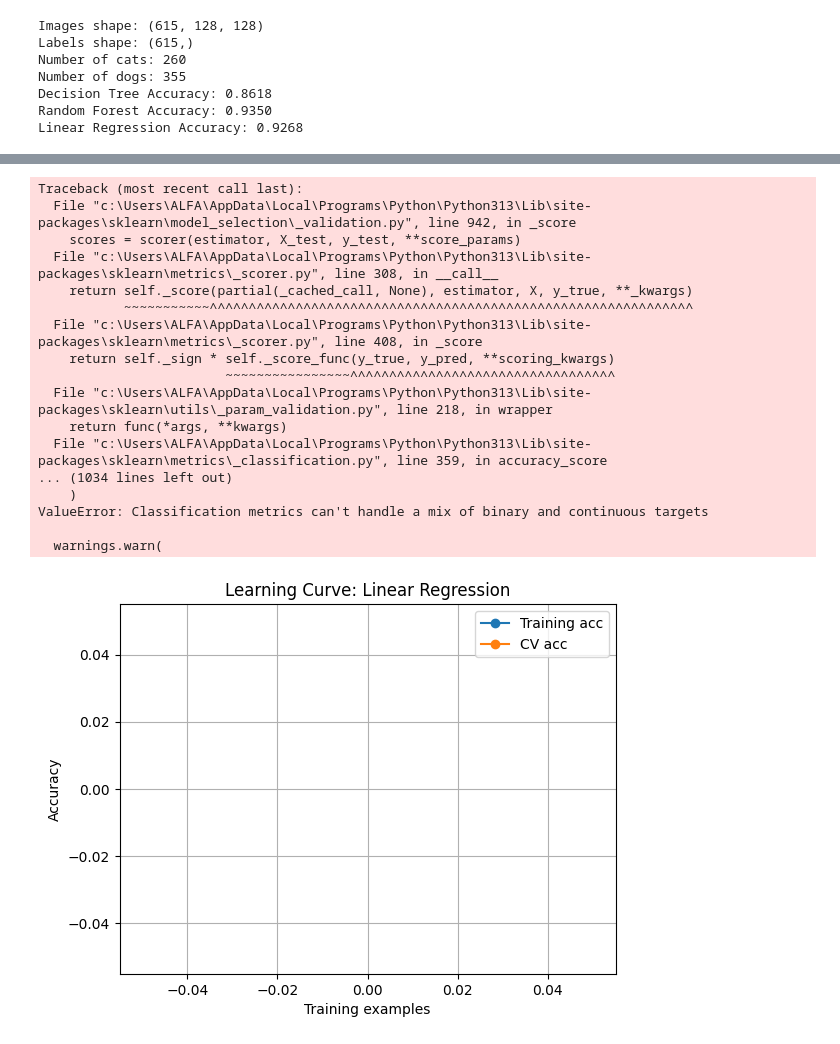
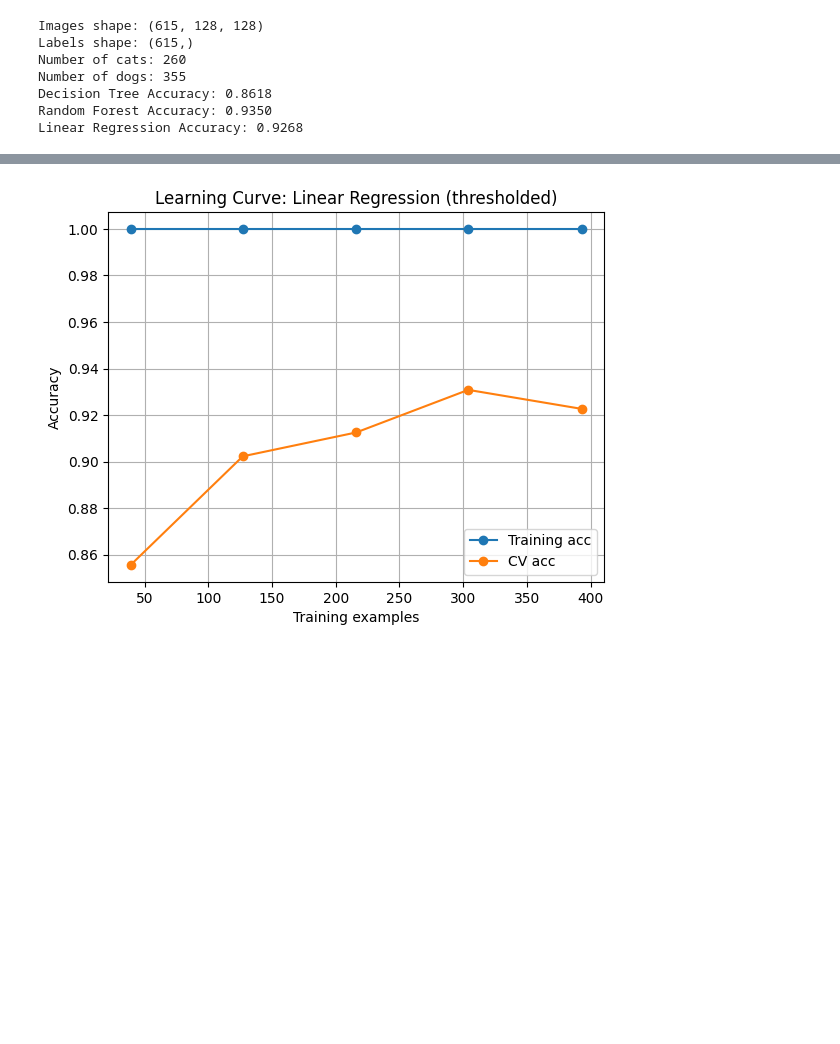
Before and after one commit to rominaEsn/techstack2025-ai, a Jupyter notebook: week5/cat_dog.ipynb, the cells around one changed output, grey strips where cells are left out. Saved outputs shown, nothing was run; the diff lists cells and outputs as text; code cells hidden in the pictures; blank space fills up the shorter version.

```diff
--- a/week5/cat_dog.ipynb
+++ b/week5/cat_dog.ipynb
@@ -7,12 +7,12 @@ from skimage.feature import hog
 from skimage.transform import resize
 from skimage import img_as_ubyte
 import matplotlib.pyplot as plt
-
-from sklearn.model_selection import train_test_split, learning_curve   # NEW: learning_curve
+from sklearn.base import BaseEstimator, ClassifierMixin
+from sklearn.model_selection import train_test_split, learning_curve
 from sklearn.tree import DecisionTreeClassifier
-from sklearn.ensemble import RandomForestClassifier                   # NEW
-from sklearn.linear_model import LinearRegression                     # NEW
-from sklearn.metrics import accuracy_score, confusion_matrix, ConfusionMatrixDisplay   # NEW
+from sklearn.ensemble import RandomForestClassifier
+from sklearn.linear_model import LinearRegression
+from sklearn.metrics import accuracy_score, confusion_matrix, ConfusionMatrixDisplay
 
 
 # ----------------------------
@@ -130,6 +130,20 @@ def train_linear_regression(X_train, y_train):
     return clf
 
 
+class ThresholdedLinearRegression(BaseEstimator, ClassifierMixin):
+    def __init__(self, threshold=0.5):
+        self.threshold = threshold
+        self.model = LinearRegression()
+
+    def fit(self, X, y):
+        self.model.fit(X, y)
+        return self
+
+    def predict(self, X):
+        y_cont = self.model.predict(X)
+        return (y_cont >= self.threshold).astype(int)
+
+
 def lr_predict_to_binary(model, X, threshold=0.5):
     y_cont = model.predict(X)
     return (y_cont >= threshold).astype(int), y_cont
@@ -183,31 +197,31 @@ X_train, X_test = hog_features[idx_train], hog_features[idx_test]
 
 # Train models
 dt = train_decision_tree(X_train, y_train)
-rf = train_random_forest(X_train, y_train)          # NEW
-lr = train_linear_regression(X_train, y_train)      # NEW
+rf = train_random_forest(X_train, y_train)
+lr = train_linear_regression(X_train, y_train)
 
 # Predictions
 dt_acc, dt_pred = evaluate_model(dt, X_test, y_test)
-rf_acc, rf_pred = evaluate_model(rf, X_test, y_test)                # NEW
-lr_pred, lr_cont = lr_predict_to_binary(lr, X_test, threshold=0.5)  # NEW
-lr_acc = accuracy_score(y_test, lr_pred)                            # NEW
+rf_acc, rf_pred = evaluate_model(rf, X_test, y_test)
+lr_pred, lr_cont = lr_predict_to_binary(lr, X_test, threshold=0.5)
+lr_acc = accuracy_score(y_test, lr_pred)
 
 print(f"Decision Tree Accuracy: {dt_acc:.4f}")
-print(f"Random Forest Accuracy: {rf_acc:.4f}")      # NEW
-print(f"Linear Regression Accuracy: {lr_acc:.4f}")  # NEW
+print(f"Random Forest Accuracy: {rf_acc:.4f}")
+print(f"Linear Regression Accuracy: {lr_acc:.4f}")
 
 # Confusion matrices
-plot_confusion(y_test, dt_pred, "Decision Tree Confusion Matrix")   # NEW
-plot_confusion(y_test, rf_pred, "Random Forest Confusion Matrix")   # NEW
-plot_confusion(y_test, lr_pred, "Linear Regression Confusion Matrix")   # NEW
+plot_confusion(y_test, dt_pred, "Decision Tree Confusion Matrix")
+plot_confusion(y_test, rf_pred, "Random Forest Confusion Matrix")
+plot_confusion(y_test, lr_pred, "Linear Regression Confusion Matrix")
 
 # Learning curves
 plot_learning_curve(DecisionTreeClassifier(max_depth=20, random_state=42),
-                    X_train, y_train, "Decision Tree")              # NEW
+                    X_train, y_train, "Decision Tree")
 plot_learning_curve(RandomForestClassifier(n_estimators=100, max_depth=20, random_state=42),
-                    X_train, y_train, "Random Forest")              # NEW
-# plot_learning_curve(LinearRegression(), X_train, y_train, "Linear Regression")  # NEW
-plot_learning_curve(LinearRegression(), X_train, y_train, "Linear Regression")
+                    X_train, y_train, "Random Forest")
+plot_learning_curve(ThresholdedLinearRegression(threshold=0.5),
+                    X_train, y_train, "Linear Regression (thresholded)")
 
 # ----------------------------
 # Visualize samples (original + HOG + predictions)
@@ -222,49 +236,32 @@ for i, idx in enumerate(sample_indices):
     lr_p = lr_pred[np.where(idx_test == idx)[0][0]]
 
 
     # Original
     ax = axes[i, 0]
     ax.imshow(images[idx], cmap='gray')
     ax.set_title(f"True: {classes[true_lbl]}")
     ax.axis('off')
 
     # HOG
     ax = axes[i, 1]
     ax.imshow(hog_images[idx], cmap='gray')
     ax.set_title(f"HOG | DT:{classes[dt_p]} | RF:{classes[rf_p]} | LR:{classes[lr_p]}")
     ax.axis('off')
 
 plt.tight_layout()
 plt.show()
 # %% [output]
 Images shape: (615, 128, 128)
 Labels shape: (615,)
 Number of cats: 260
 Number of dogs: 355
 Decision Tree Accuracy: 0.8618
 Random Forest Accuracy: 0.9350
 Linear Regression Accuracy: 0.9268
 [figure]
 [figure]
 [figure]
 [figure]
 [figure]
-Traceback (most recent call last):
-  File "c:\Users\ALFA\AppData\Local\Programs\Python\Python313\Lib\site-packages\sklearn\model_selection\_validation.py", line 942, in _score
-    scores = scorer(estimator, X_test, y_test, **score_params)
-  File "c:\Users\ALFA\AppData\Local\Programs\Python\Python313\Lib\site-packages\sklearn\metrics\_scorer.py", line 308, in __call__
-    return self._score(partial(_cached_call, None), estimator, X, y_true, **_kwargs)
-           ~~~~~~~~~~~^^^^^^^^^^^^^^^^^^^^^^^^^^^^^^^^^^^^^^^^^^^^^^^^^^^^^^^^^^^^^^
-  File "c:\Users\ALFA\AppData\Local\Programs\Python\Python313\Lib\site-packages\sklearn\metrics\_scorer.py", line 408, in _score
-    return self._sign * self._score_func(y_true, y_pred, **scoring_kwargs)
-                        ~~~~~~~~~~~~~~~~^^^^^^^^^^^^^^^^^^^^^^^^^^^^^^^^^^
-  File "c:\Users\ALFA\AppData\Local\Programs\Python\Python313\Lib\site-packages\sklearn\utils\_param_validation.py", line 218, in wrapper
-    return func(*args, **kwargs)
-  File "c:\Users\ALFA\AppData\Local\Programs\Python\Python313\Lib\site-packages\sklearn\metrics\_classification.py", line 359, in accuracy_score
-... (1034 lines left out)
-    )
-ValueError: Classification metrics can't handle a mix of binary and continuous targets
-
-  warnings.warn(
-[figure, old version]
+[figure, new version]
 [figure]
```
